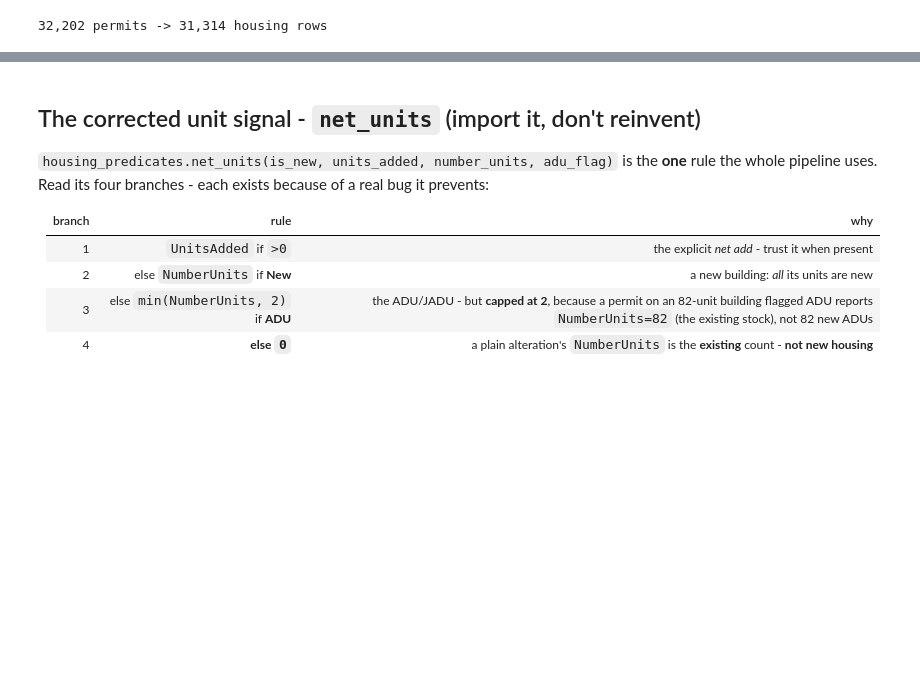
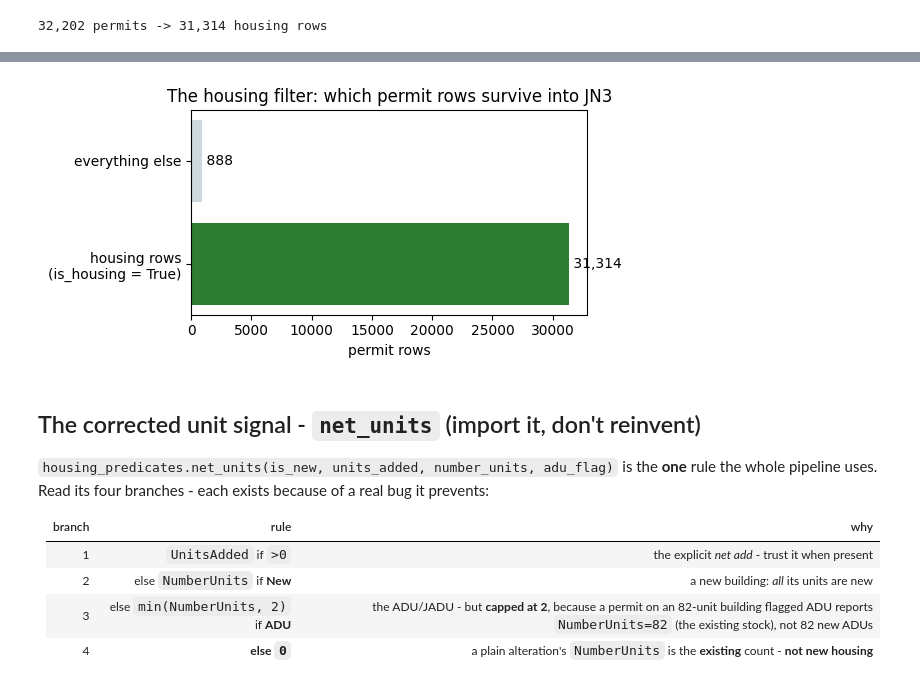
Before and after one commit to blockXblock/berkeley-housing-analysis, a Jupyter notebook: notebooks/curriculum/JN3_spine_units.ipynb, the cells around one changed output, grey strips where cells are left out. Cells and saved outputs as stored; diff of their text form; code cells hidden in the pictures; blank space fills up the shorter version.

```diff
--- a/notebooks/curriculum/JN3_spine_units.ipynb
+++ b/notebooks/curriculum/JN3_spine_units.ipynb
@@ -95,3 +124,17 @@ print(f'{len(df):,} permits -> {len(resi):,} housing rows')
+# %%
+import matplotlib.pyplot as plt
+# how the raw feed splits into housing vs non-housing rows (reads df / resi computed above)
+_housing = len(resi)
+_other   = len(df) - _housing
+fig, ax = plt.subplots(figsize=(6, 3))
+ax.barh(['housing rows\n(is_housing = True)', 'everything else'],
+        [_housing, _other], color=['#2e7d32', '#cfd8dc'])
+for i, v in enumerate([_housing, _other]):
+    ax.text(v, i, f' {v:,}', va='center')
+ax.set_title('The housing filter: which permit rows survive into JN3')
+ax.set_xlabel('permit rows'); plt.tight_layout(); plt.show()
+# %% [output]
+[figure, added]
 # %% [markdown]
 ## The corrected unit signal - `net_units` (import it, don't reinvent)
 
```
Also changed, not shown: parts of 24 cells of this notebook, 6 other files.
